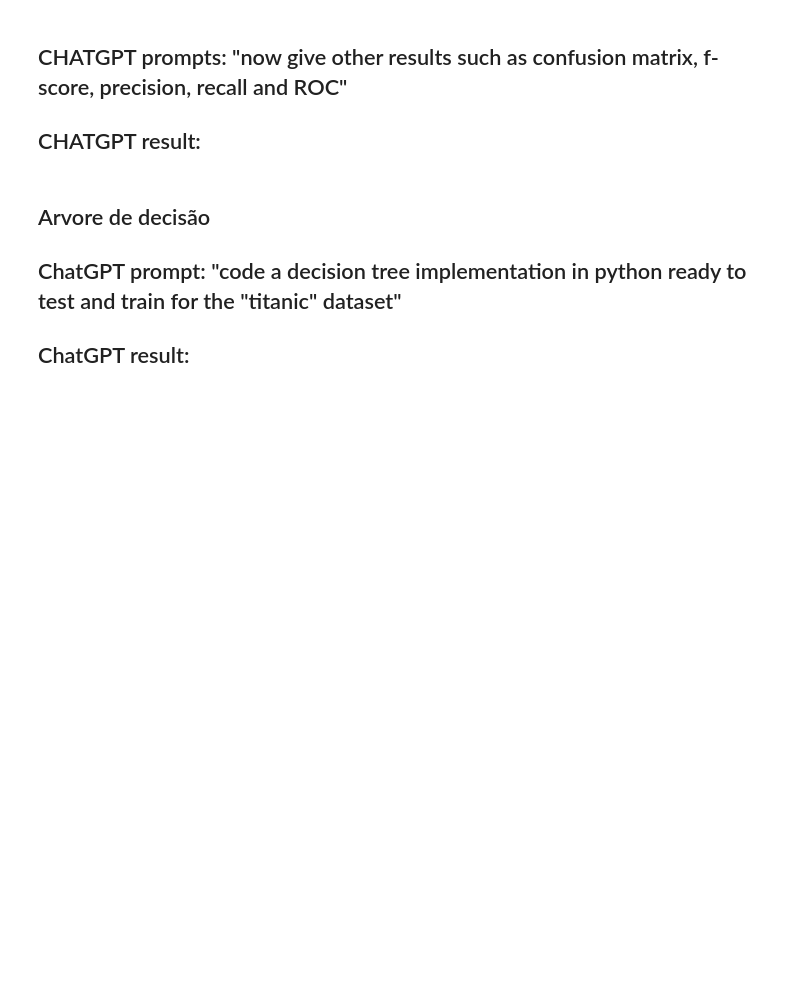
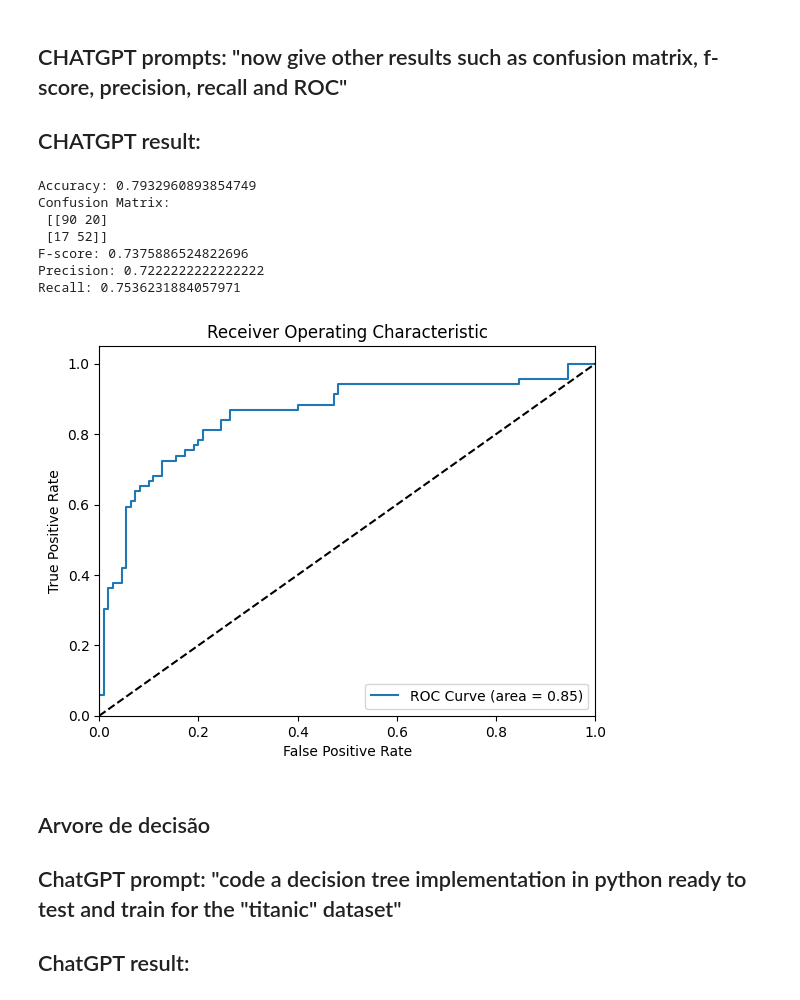
Before and after one commit to matheushomrich/ChatGPT_ML, a Jupyter notebook: T1_ML.ipynb, the cells around one changed output. Cells and saved outputs as stored; diff of their text form; code cells hidden in the pictures; blank space fills up the shorter version.

```diff
--- a/T1_ML.ipynb
+++ b/T1_ML.ipynb
@@ -176,3 +155,76 @@ plt.show()
+# %%
+import pandas as pd
+import numpy as np
+import matplotlib.pyplot as plt
+from sklearn.metrics import confusion_matrix, f1_score, precision_score, recall_score, roc_curve, roc_auc_score
+from sklearn.naive_bayes import GaussianNB
+from sklearn.model_selection import train_test_split
+
+# Load the Titanic dataset
+titanic = pd.read_csv('train.csv')
+
+# Clean the dataset by removing unnecessary columns
+titanic = titanic.drop(['PassengerId', 'Name', 'Ticket', 'Cabin'], axis=1)
+
+# Convert categorical features into numerical ones
+titanic['Sex'] = titanic['Sex'].map({'male': 0, 'female': 1})
+titanic['Embarked'] = titanic['Embarked'].map({'S': 0, 'C': 1, 'Q': 2})
+
+# Replace missing values with the mean
+titanic = titanic.fillna(titanic.mean())
+
+# Split the dataset into training and testing sets
+X_train, X_test, y_train, y_test = train_test_split(titanic.drop(['Survived'], axis=1), titanic['Survived'], test_size=0.2, random_state=0)
+
+# Train the Naive Bayes model
+model = GaussianNB()
+model.fit(X_train, y_train)
+
+# Test the model on the testing set
+y_pred = model.predict(X_test)
+
+# Evaluate the model's performance
+accuracy = model.score(X_test, y_test)
+print('Accuracy:', accuracy)
+
+# Confusion Matrix
+cm = confusion_matrix(y_test, y_pred)
+print('Confusion Matrix:\n', cm)
+
+# F-score
+fscore = f1_score(y_test, y_pred)
+print('F-score:', fscore)
+
+# Precision
+precision = precision_score(y_test, y_pred)
+print('Precision:', precision)
+
+# Recall
+recall = recall_score(y_test, y_pred)
+print('Recall:', recall)
+
+# ROC and AUC
+y_pred_prob = model.predict_proba(X_test)[:, 1]
+fpr, tpr, thresholds = roc_curve(y_test, y_pred_prob)
+auc = roc_auc_score(y_test, y_pred_prob)
+plt.plot(fpr, tpr, label='ROC Curve (area = %0.2f)' % auc)
+plt.plot([0, 1], [0, 1], 'k--')
+plt.xlim([0, 1])
+plt.ylim([0, 1.05])
+plt.xlabel('False Positive Rate')
+plt.ylabel('True Positive Rate')
+plt.title('Receiver Operating Characteristic')
+plt.legend(loc="lower right")
+plt.show()
+# %% [output]
+Accuracy: 0.7932960893854749
+Confusion Matrix:
+ [[90 20]
+ [17 52]]
+F-score: 0.7375886524822696
+Precision: 0.7222222222222222
+Recall: 0.7536231884057971
+[figure, added]
 # %% [markdown]
 ## Arvore de decisão
 
```
Also changed, not shown: parts of 5 cells of this notebook.
